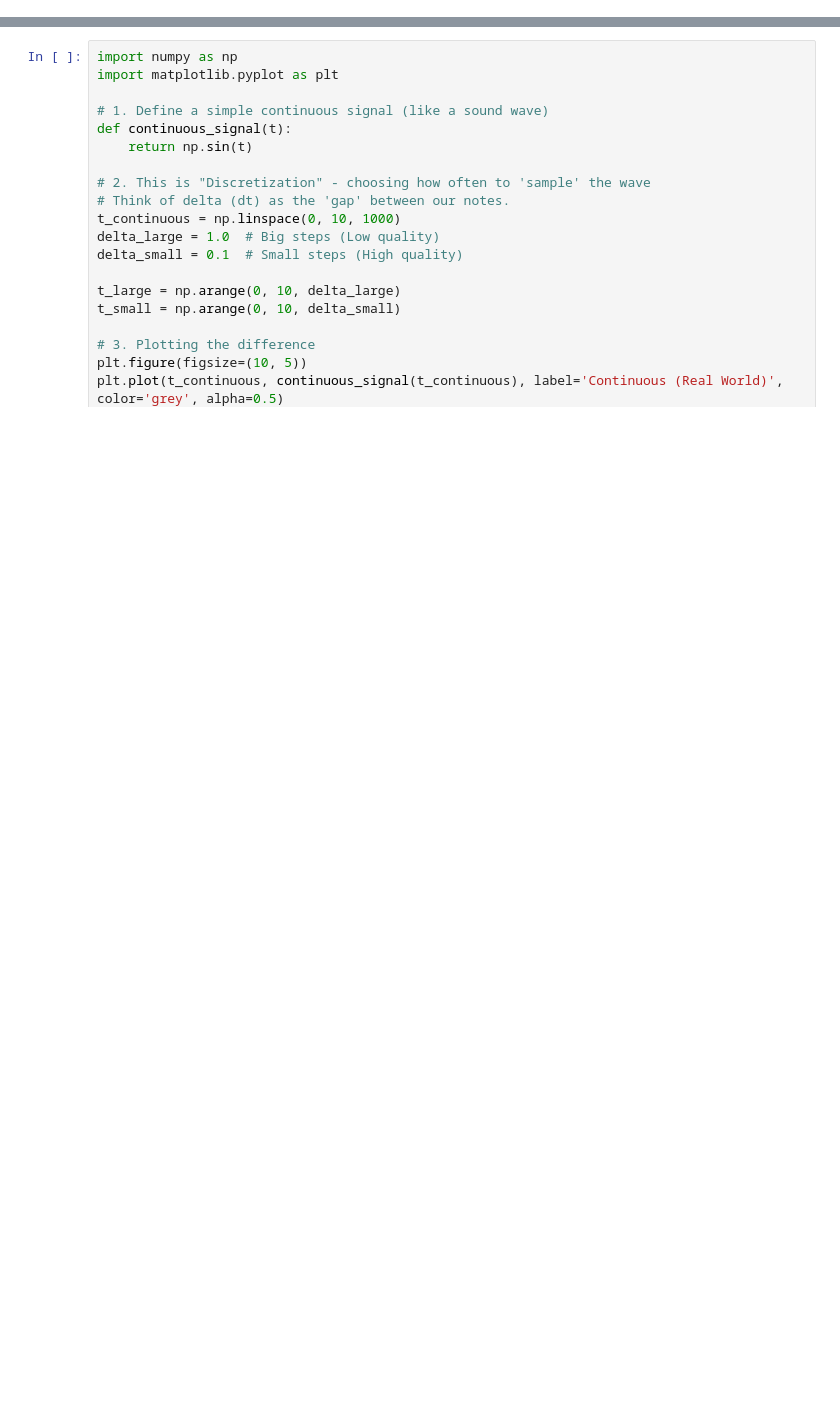
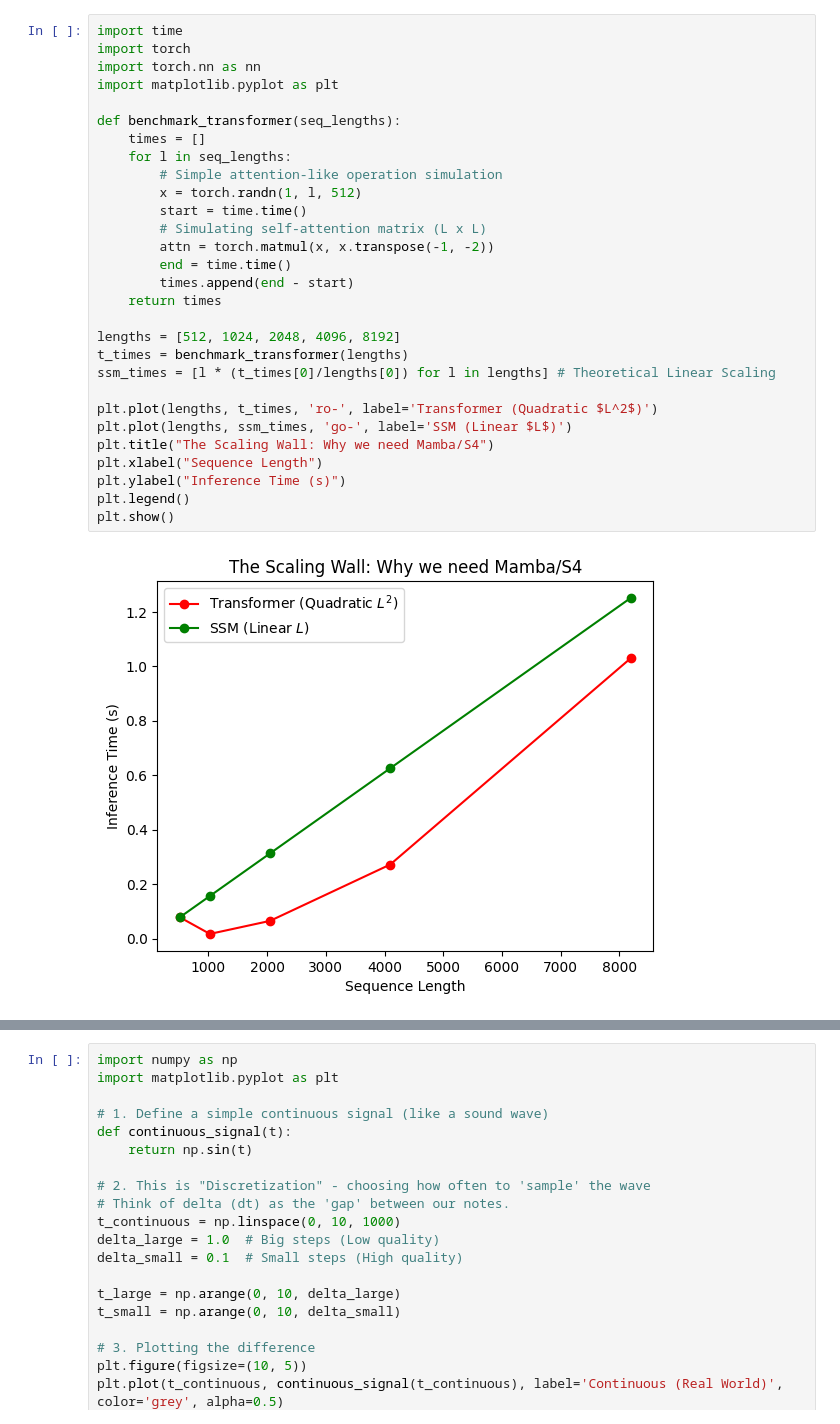
Before and after one commit to AVLEQ/SSM-Mamba-Study, a Jupyter notebook: Week1_SSM_Basics.ipynb, the cells around one changed output, grey strips where cells are left out. Cells and saved outputs as stored; diff of their text form; blank space fills up the shorter version.

```diff
--- a/Week1_SSM_Basics.ipynb
+++ b/Week1_SSM_Basics.ipynb
@@ -2,0 +18,31 @@
+# %%
+import time
+import torch
+import torch.nn as nn
+import matplotlib.pyplot as plt
+
+def benchmark_transformer(seq_lengths):
+    times = []
+    for l in seq_lengths:
+        # Simple attention-like operation simulation
+        x = torch.randn(1, l, 512)
+        start = time.time()
+        # Simulating self-attention matrix (L x L)
+        attn = torch.matmul(x, x.transpose(-1, -2))
+        end = time.time()
+        times.append(end - start)
+    return times
+
+lengths = [512, 1024, 2048, 4096, 8192]
+t_times = benchmark_transformer(lengths)
+ssm_times = [l * (t_times[0]/lengths[0]) for l in lengths] # Theoretical Linear Scaling
+
+plt.plot(lengths, t_times, 'ro-', label='Transformer (Quadratic $L^2$)')
+plt.plot(lengths, ssm_times, 'go-', label='SSM (Linear $L$)')
+plt.title("The Scaling Wall: Why we need Mamba/S4")
+plt.xlabel("Sequence Length")
+plt.ylabel("Inference Time (s)")
+plt.legend()
+plt.show()
+# %% [output]
+[figure, added]
```
Also changed, not shown: parts of 10 cells of this notebook.
